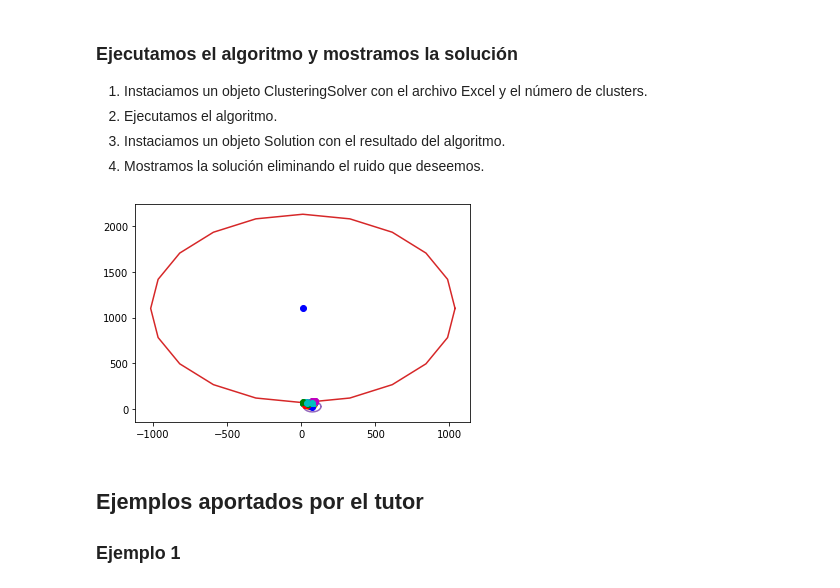
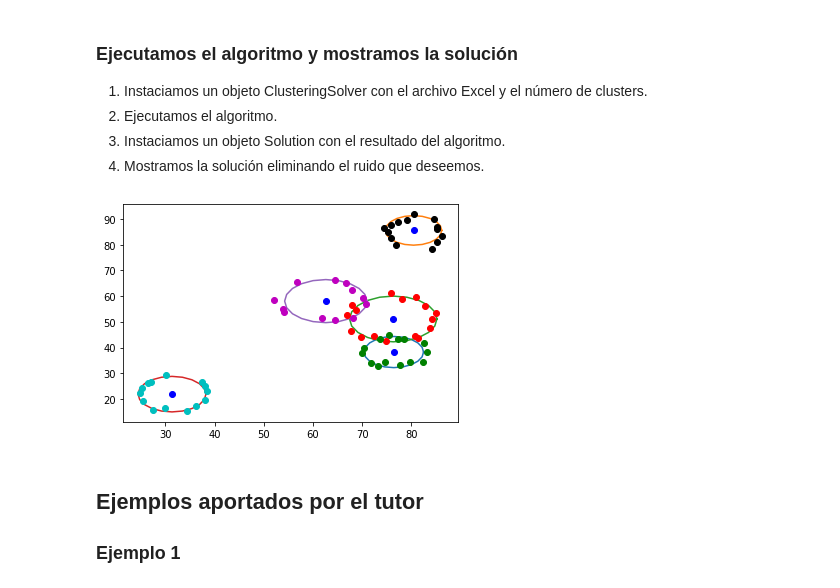
Before and after one commit to ClusteringIA/Clustering, a Jupyter notebook: IA CLEAN.ipynb, the cells around one changed output. Drawn from its saved outputs; the diff is of its cells as text; code cells hidden in the pictures.

```diff
--- a/IA CLEAN.ipynb
+++ b/IA CLEAN.ipynb
@@ -37,7 +37,7 @@ from sklearn import preprocessing
 class DataSet:
 
     data = []
-    list_points = []
+    points = []
     drawPoint = []
 
     def __init__(self, file_path):
@@ -46,7 +46,6 @@ class DataSet:
 
     #Derived
     def __read(self, sep):
-
         self.data = pd.read_csv(self.file_path, sep=sep,encoding='utf8')
         self.drawPoint = []
         points = []
@@ -59,11 +58,11 @@ class DataSet:
             allX.append(p.x)
             allY.append(p.y)
 
-        self.list_points = points
+        self.points = points
         self.drawPoint.append(allX)
         self.drawPoint.append(allY)
 
-        return self.list_points
+        return self.points
 
     def drawData(self, drawType):
         plt.plot(self.drawPoint[0],self.drawPoint[1],drawType)
@@ -202,7 +195,6 @@ class Point:
         self.y = y
 
     def getFurthestPoint(self,points):
-
         res = Point(0,0)
         auxDis = 0.0
 
@@ -216,7 +208,6 @@ class Point:
         return res, auxDis
 
     def getDistancedPoints(self,points,maxDistance):
-
         res1 = Point(0,0)
         res2 = Point(0,0)
         auxDis1 = 0.0
@@ -246,6 +237,19 @@ class Point:
                 res2 = points[i]
                 stop2 = 1
 
+        for i in range(0,len(points)):
+
+            dis = self.calculateDistanceToPoint(points[i])
+
+            if(stop2 == 0 and dis > auxDis2 and dis < maxDistance/4):
+                auxDis2 = dis
+                res2 = points[i]
+
+            if(stop2 == 0 and dis >= maxDistance/4 and dis < auxDis1):
+                auxDis2 = dis
+                res2 = points[i]
+                stop2 = 1
+
         return res1, res2
 
     def calculateDistanceToCluster(self,c):
@@ -257,7 +261,6 @@ class Point:
         return dis - c.radius
 
     def calculateThreshold(self,circles):
-
         distances = []
         distances_n = []
 
@@ -273,7 +276,6 @@ class Point:
         return distances_n
 
     def calculatePerpendicular(self,p):
-
         precision = 0.000001
 
         #Punto medio
@@ -310,7 +312,7 @@ class Point:
     def print(self):
         print("(",self.x,",",self.y,")")
 # %%
-class Circle:
+class Circunference:
 
     center = 0
     radius = 0
@@ -326,7 +328,6 @@ class Circle:
 
     #Derived
     def __calculate(self):
-
         self.xVals = []
         self.yVals = []
 
@@ -356,7 +357,6 @@ class Circle:
             plt.plot(self.center.x,self.center.y,'bo')
 
     def drawPlot(self):
-
         fig = plt.figure('fig')
         ax = fig.add_subplot(111)
 
@@ -387,14 +387,14 @@ class Circle:
             axs[it].plot(xPrimeVals,yPrimeVals)
             axs[it].plot(self.center.x,self.center.y,'bo')
 
-    def calculateFrom3Points(p1,p2,p3):
+    def calculateWithCircumcenter(p1,p2,p3):
         #Mediatrices
         perp1 = p1.calculatePerpendicular(p2)
         perp2 = p1.calculatePerpendicular(p3)
 
-        #Circuncentro
         A = [[perp1[0],perp1[1]],[perp2[0],perp2[1]]]
 
+        #Circuncentro
         if(np.linalg.det(A)==0):
             return Point(0,0),-1
         else:
@@ -407,8 +407,7 @@ class Circle:
 
             return circumcenter, radius
 
-    def calculateBarycentre(list_points):
-
+    def calculateWithBarycentre(list_points):
         sumX = 0
         sumY = 0
         radius = 0
@@ -1000,11 +974,11 @@ setData.drawData('ro')
 </ol>
 # %%
 csExample = ClusteringSolver(file_path_ex,5)
-csExample.learn(100,1,50,'c')
+csExample.learn(50,1,100,'b')
 solEx = Solution(csExample)
 solEx.drawSolution(0.8)
 # %% [output]
-[figure, old version]
+[figure, new version]
 # %% [markdown]
 ## Ejemplos aportados por el tutor
 ### Ejemplo 1
```
Also changed, not shown: parts of 7 cells of this notebook, 5 other files.
